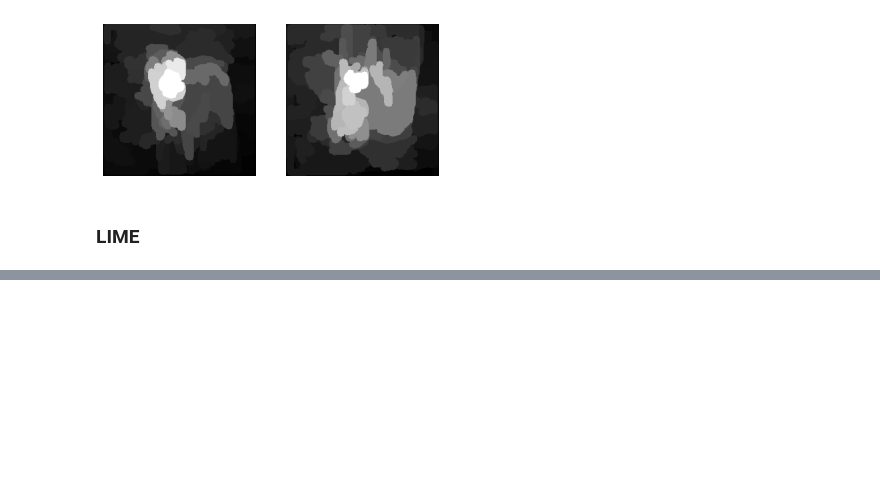
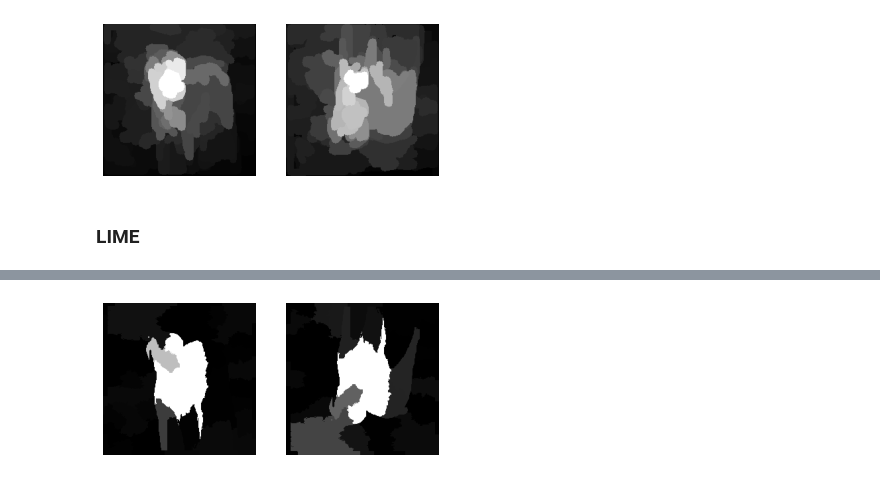
Before and after one commit to aboggust/interpretability-methods, a Jupyter notebook: examples/interpretability_examples.ipynb, the cells around one changed output, grey strips where cells are left out. Drawn from its saved outputs; the diff is of its cells as text; code cells hidden in the pictures; blank space fills up the shorter version.

```diff
--- a/examples/interpretability_examples.ipynb
+++ b/examples/interpretability_examples.ipynb
@@ -201,0 +190,5 @@ visualize_saliency(lime_masks)
+# %%
+lime = LIME(MODEL)
+lime_masks = lime.get_saliency(input_batch)
+visualize_saliency(lime_masks);
+# %% [output]
@@ -201,0 +197 @@ visualize_saliency(lime_masks)
+[figure, added]
```
Also changed, not shown: parts of 23 cells of this notebook, 20 other files.
